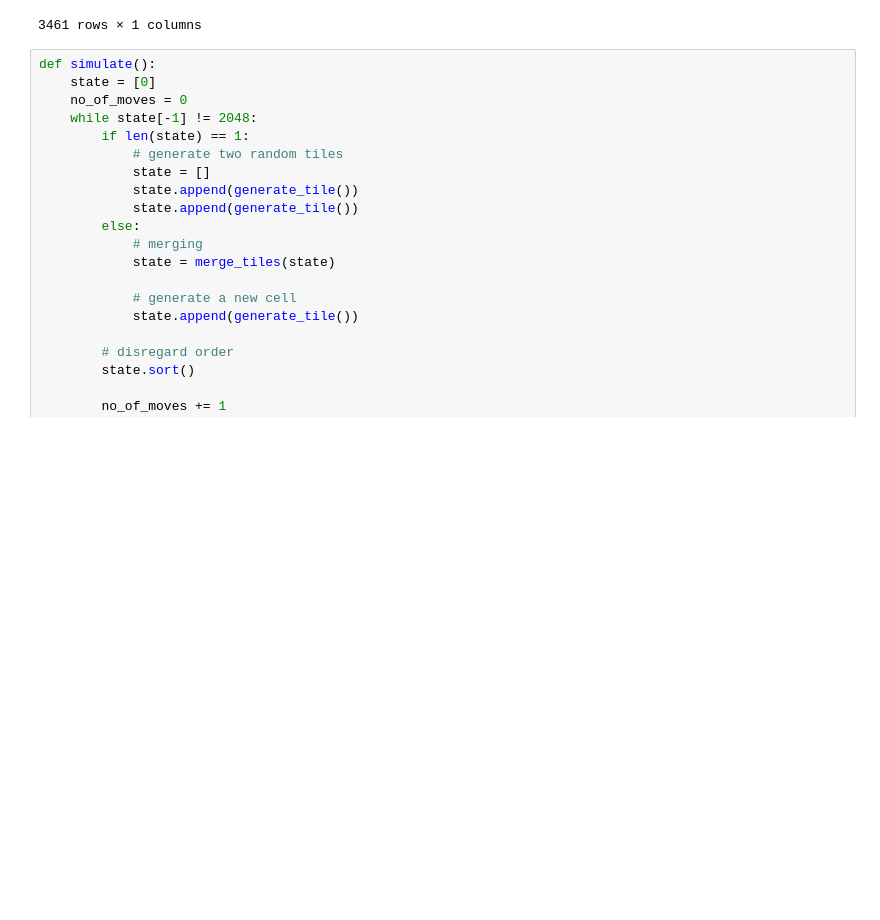
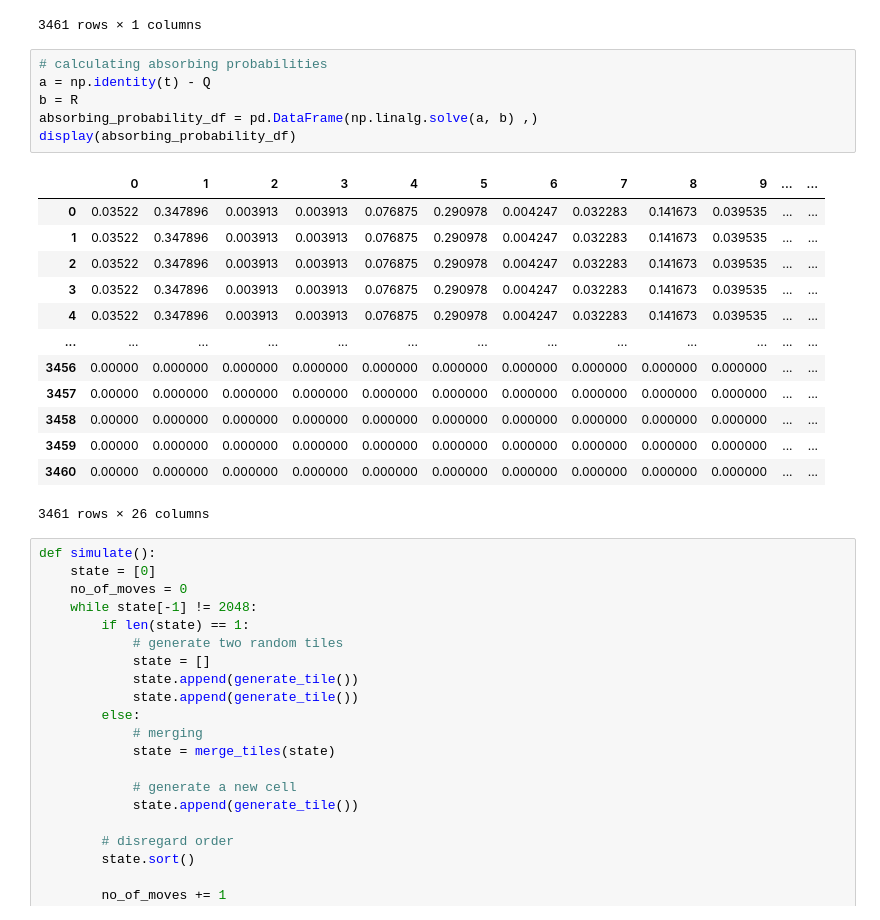
Before and after one commit to potpot1029/ESTR2018_Project, a Jupyter notebook: markov_chain.ipynb, the cells around one changed output. Saved outputs shown, nothing was run; the diff lists cells and outputs as text; blank space fills up the shorter version.

Commit message:
DONE: Absorbing Probabilities by Linear Algebra

```diff
--- a/markov_chain.ipynb
+++ b/markov_chain.ipynb
@@ -182,6 +182,26 @@ display(avg_moves_df)
 | 3459 | 1.000000 |
 | 3460 | 1.000000 |
 3461 rows × 1 columns
+# %%
+# calculating absorbing probabilities
+a = np.identity(t) - Q
+b = R
+absorbing_probability_df = pd.DataFrame(np.linalg.solve(a, b) ,)
+display(absorbing_probability_df)
+# %% [output]
+|  | 0 | 1 | 2 | 3 | 4 | 5 | 6 | 7 | 8 | 9 | ... | ... |
+| 0 | 0.03522 | 0.347896 | 0.003913 | 0.003913 | 0.076875 | 0.290978 | 0.004247 | 0.032283 | 0.141673 | 0.039535 | ... | ... |
+| 1 | 0.03522 | 0.347896 | 0.003913 | 0.003913 | 0.076875 | 0.290978 | 0.004247 | 0.032283 | 0.141673 | 0.039535 | ... | ... |
+| 2 | 0.03522 | 0.347896 | 0.003913 | 0.003913 | 0.076875 | 0.290978 | 0.004247 | 0.032283 | 0.141673 | 0.039535 | ... | ... |
+| 3 | 0.03522 | 0.347896 | 0.003913 | 0.003913 | 0.076875 | 0.290978 | 0.004247 | 0.032283 | 0.141673 | 0.039535 | ... | ... |
+| 4 | 0.03522 | 0.347896 | 0.003913 | 0.003913 | 0.076875 | 0.290978 | 0.004247 | 0.032283 | 0.141673 | 0.039535 | ... | ... |
+| ... | ... | ... | ... | ... | ... | ... | ... | ... | ... | ... | ... | ... |
+| 3456 | 0.00000 | 0.000000 | 0.000000 | 0.000000 | 0.000000 | 0.000000 | 0.000000 | 0.000000 | 0.000000 | 0.000000 | ... | ... |
+| 3457 | 0.00000 | 0.000000 | 0.000000 | 0.000000 | 0.000000 | 0.000000 | 0.000000 | 0.000000 | 0.000000 | 0.000000 | ... | ... |
+| 3458 | 0.00000 | 0.000000 | 0.000000 | 0.000000 | 0.000000 | 0.000000 | 0.000000 | 0.000000 | 0.000000 | 0.000000 | ... | ... |
+| 3459 | 0.00000 | 0.000000 | 0.000000 | 0.000000 | 0.000000 | 0.000000 | 0.000000 | 0.000000 | 0.000000 | 0.000000 | ... | ... |
+| 3460 | 0.00000 | 0.000000 | 0.000000 | 0.000000 | 0.000000 | 0.000000 | 0.000000 | 0.000000 | 0.000000 | 0.000000 | ... | ... |
+3461 rows × 26 columns
 # %%
 def simulate():
     state = [0]
```
